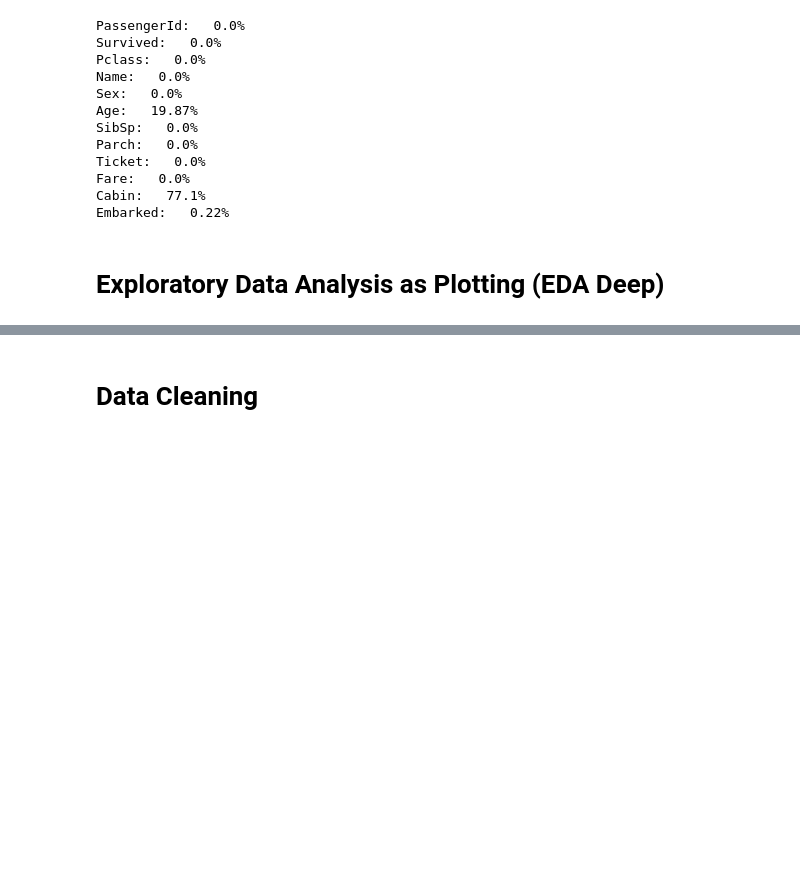
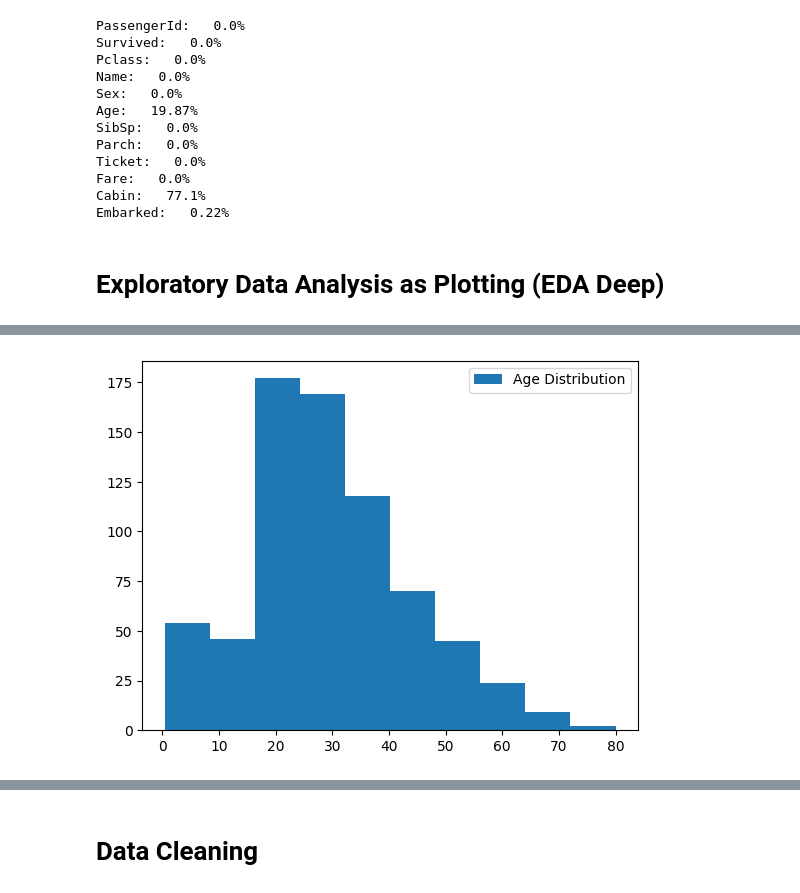
Before and after one commit to ahmedkhafagy800/Titanic-ML-Pipeline, a Jupyter notebook: Titanic-ML-Pipeline.ipynb, the cells around one changed output, grey strips where cells are left out. Drawn from its saved outputs; the diff is of its cells as text; code cells hidden in the pictures; blank space fills up the shorter version.

```diff
--- a/Titanic-ML-Pipeline.ipynb
+++ b/Titanic-ML-Pipeline.ipynb
@@ -130,0 +180,6 @@ Embarked:   0.22%
+# %%
+plt.hist(df["Age"], label="Age Distribution")
+plt.legend()
+plt.show()
+# %% [output]
+[figure, added]
```
Also changed, not shown: parts of 19 cells of this notebook.
